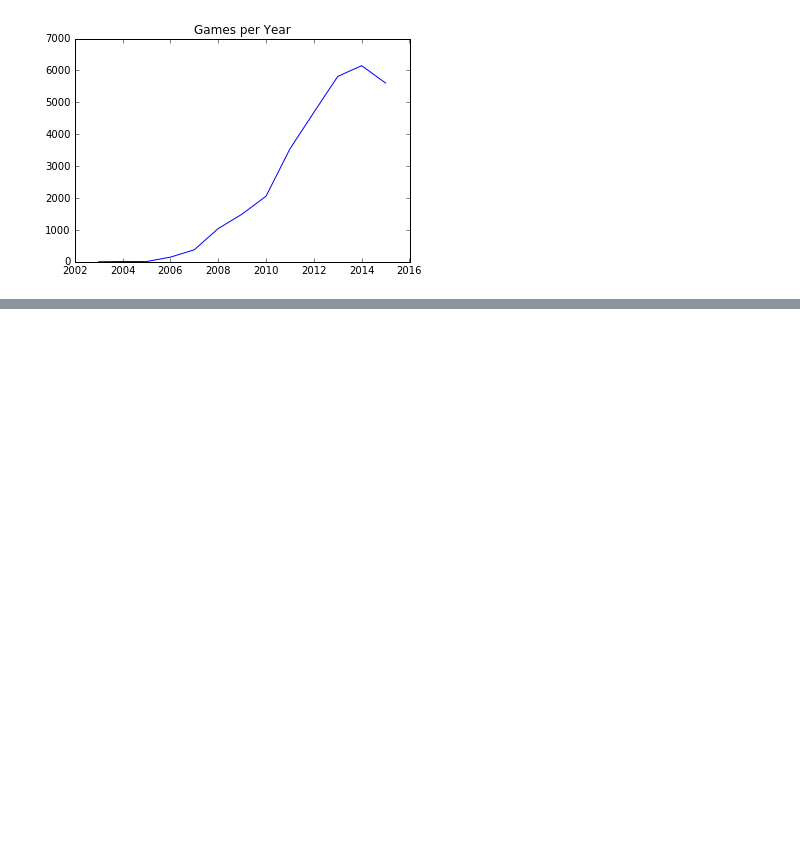
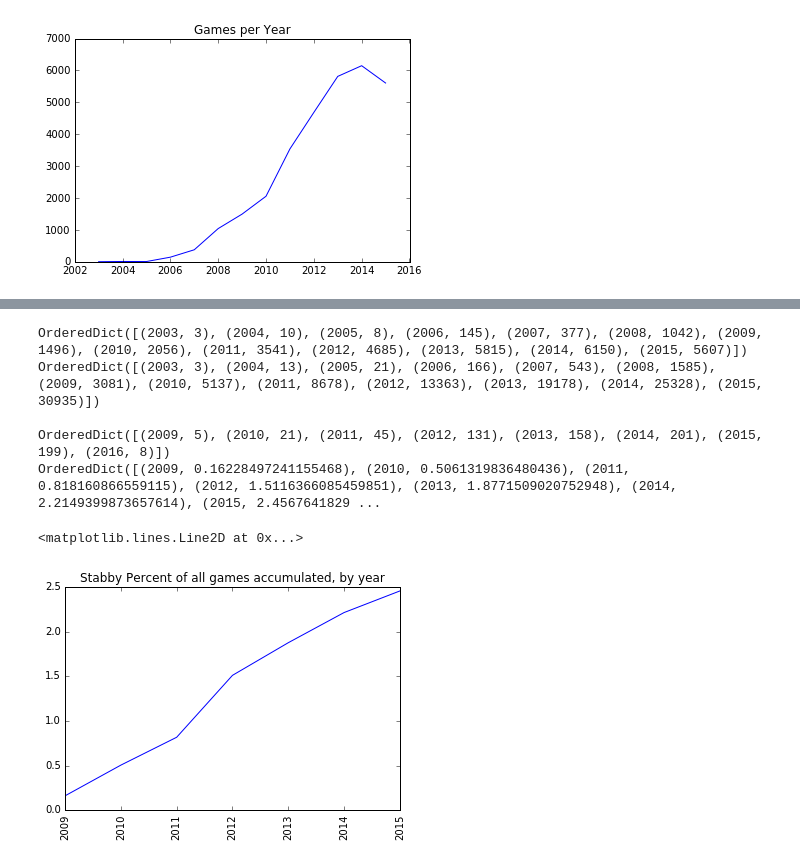
Before and after one commit to voidptr/derbystats, a Jupyter notebook: stats.ipynb, the cells around one changed output, grey strips where cells are left out. Drawn from its saved outputs; the diff is of its cells as text; code cells hidden in the pictures; blank space fills up the shorter version.

```diff
--- a/stats.ipynb
+++ b/stats.ipynb
@@ -135,0 +115,13 @@ OrderedDict([(2009, 0.16228497241155468), (2010, 0.5061319836480436), (2011, 0.8
+# %%
+stabby_data = get_dict([2009, 2010, 2011, 2012, 2013, 2014, 2015, 2016],
+                       [5, 21, 45, 131, 158, 201, 199, 8])
+plot_accumulated_percent(fts_data, stabby_data, "Stabby")
+#plt.title("STABBY Percent of all games accumulated, by year")
+# %% [output]
+OrderedDict([(2003, 3), (2004, 10), (2005, 8), (2006, 145), (2007, 377), (2008, 1042), (2009, 1496), (2010, 2056), (2011, 3541), (2012, 4685), (2013, 5815), (2014, 6150), (2015, 5607)])
+OrderedDict([(2003, 3), (2004, 13), (2005, 21), (2006, 166), (2007, 543), (2008, 1585), (2009, 3081), (2010, 5137), (2011, 8678), (2012, 13363), (2013, 19178), (2014, 25328), (2015, 30935)])
+
+OrderedDict([(2009, 5), (2010, 21), (2011, 45), (2012, 131), (2013, 158), (2014, 201), (2015, 199), (2016, 8)])
+OrderedDict([(2009, 0.16228497241155468), (2010, 0.5061319836480436), (2011, 0.818160866559115), (2012, 1.5116366085459851), (2013, 1.8771509020752948), (2014, 2.2149399873657614), (2015, 2.4567641829 ...
+<matplotlib.lines.Line2D at 0x...>
+[figure, added]
```
Also changed, not shown: parts of 9 cells of this notebook.
